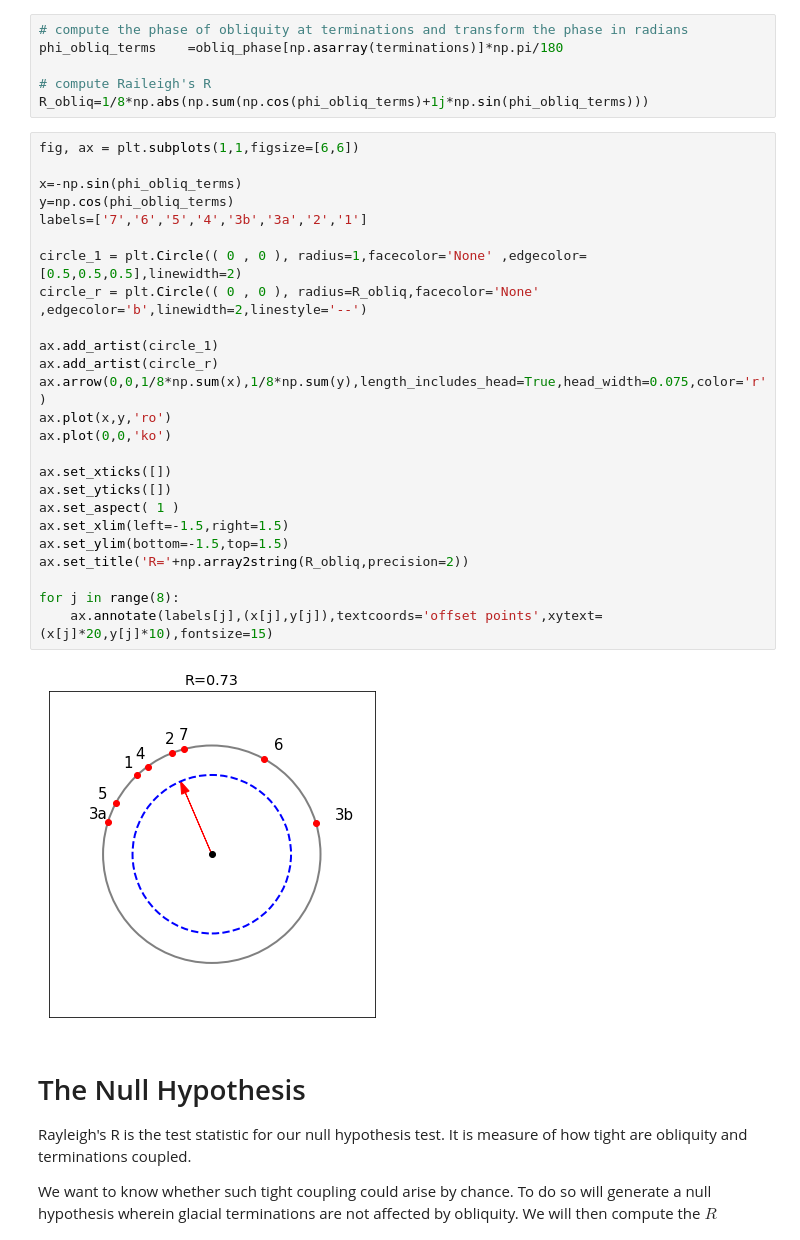
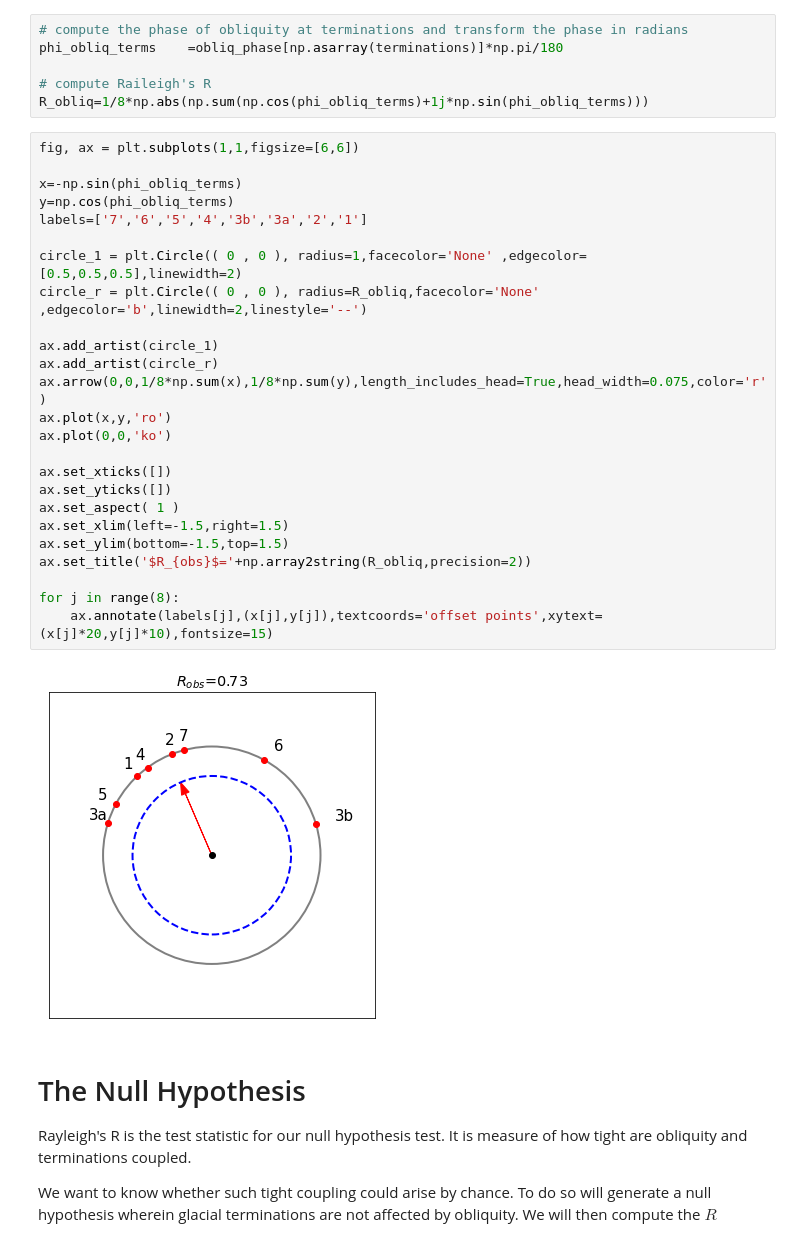
Before and after one commit to cdds-uiuc/simles-book, a Jupyter notebook: content/Module02/M02_L01_Obliquity.ipynb, the cells around one changed output. Drawn from its saved outputs; the diff is of its cells as text.

```diff
--- a/content/Module02/M02_L01_Obliquity.ipynb
+++ b/content/Module02/M02_L01_Obliquity.ipynb
@@ -158,30 +158,30 @@ R_obliq=1/8*np.abs(np.sum(np.cos(phi_obliq_terms)+1j*np.sin(phi_obliq_terms)))
 # %%
 fig, ax = plt.subplots(1,1,figsize=[6,6])
 
 x=-np.sin(phi_obliq_terms)
 y=np.cos(phi_obliq_terms)
 labels=['7','6','5','4','3b','3a','2','1']
 
 circle_1 = plt.Circle(( 0 , 0 ), radius=1,facecolor='None' ,edgecolor=[0.5,0.5,0.5],linewidth=2)
 circle_r = plt.Circle(( 0 , 0 ), radius=R_obliq,facecolor='None' ,edgecolor='b',linewidth=2,linestyle='--')
 
 ax.add_artist(circle_1)
 ax.add_artist(circle_r)
 ax.arrow(0,0,1/8*np.sum(x),1/8*np.sum(y),length_includes_head=True,head_width=0.075,color='r')
 ax.plot(x,y,'ro')
 ax.plot(0,0,'ko')
 
 ax.set_xticks([])
 ax.set_yticks([])
 ax.set_aspect( 1 )
 ax.set_xlim(left=-1.5,right=1.5)
 ax.set_ylim(bottom=-1.5,top=1.5)
-ax.set_title('R='+np.array2string(R_obliq,precision=2))
+ax.set_title('$R_{obs}$='+np.array2string(R_obliq,precision=2))
 
 for j in range(8):
     ax.annotate(labels[j],(x[j],y[j]),textcoords='offset points',xytext=(x[j]*20,y[j]*10),fontsize=15)
 # %% [output]
-[figure, old version]
+[figure, new version]
 # %% [markdown]
 # The Null Hypothesis
 
```
Also changed, not shown: parts of 3 cells of this notebook, 10 other files.
